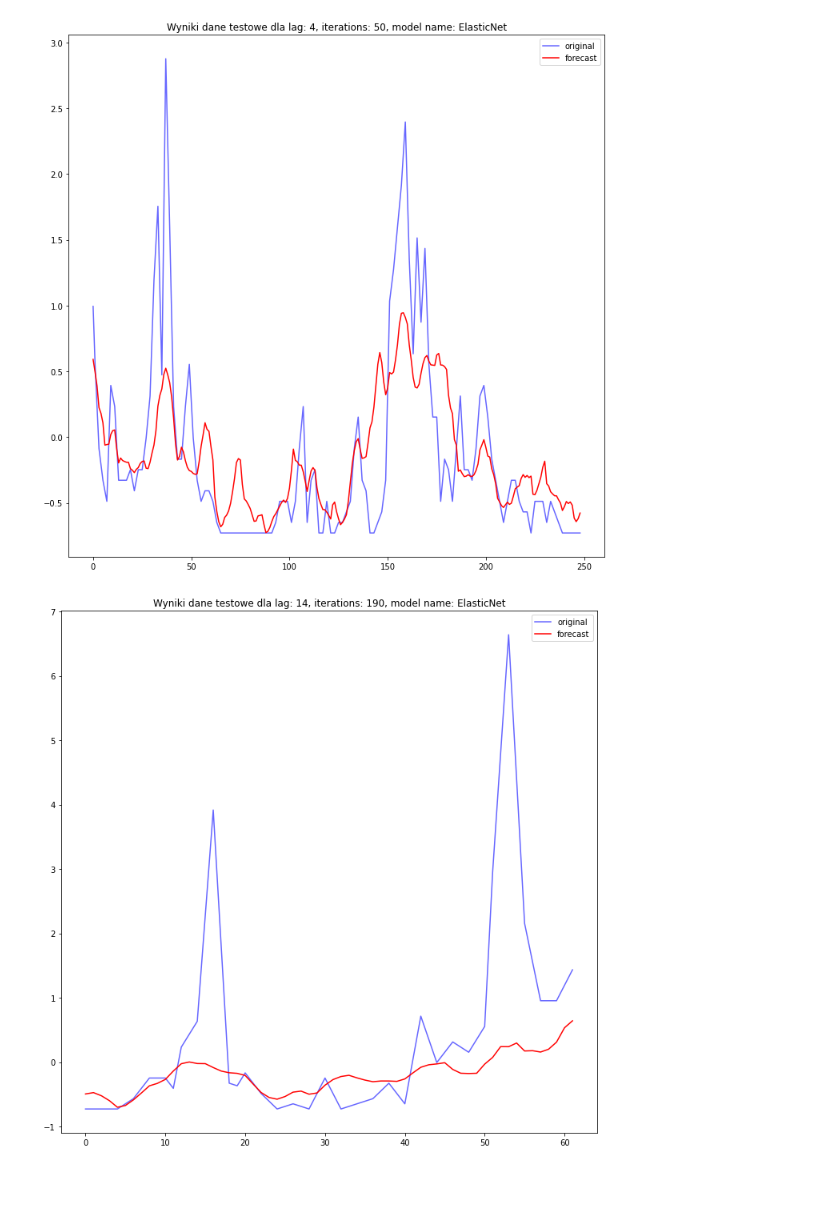
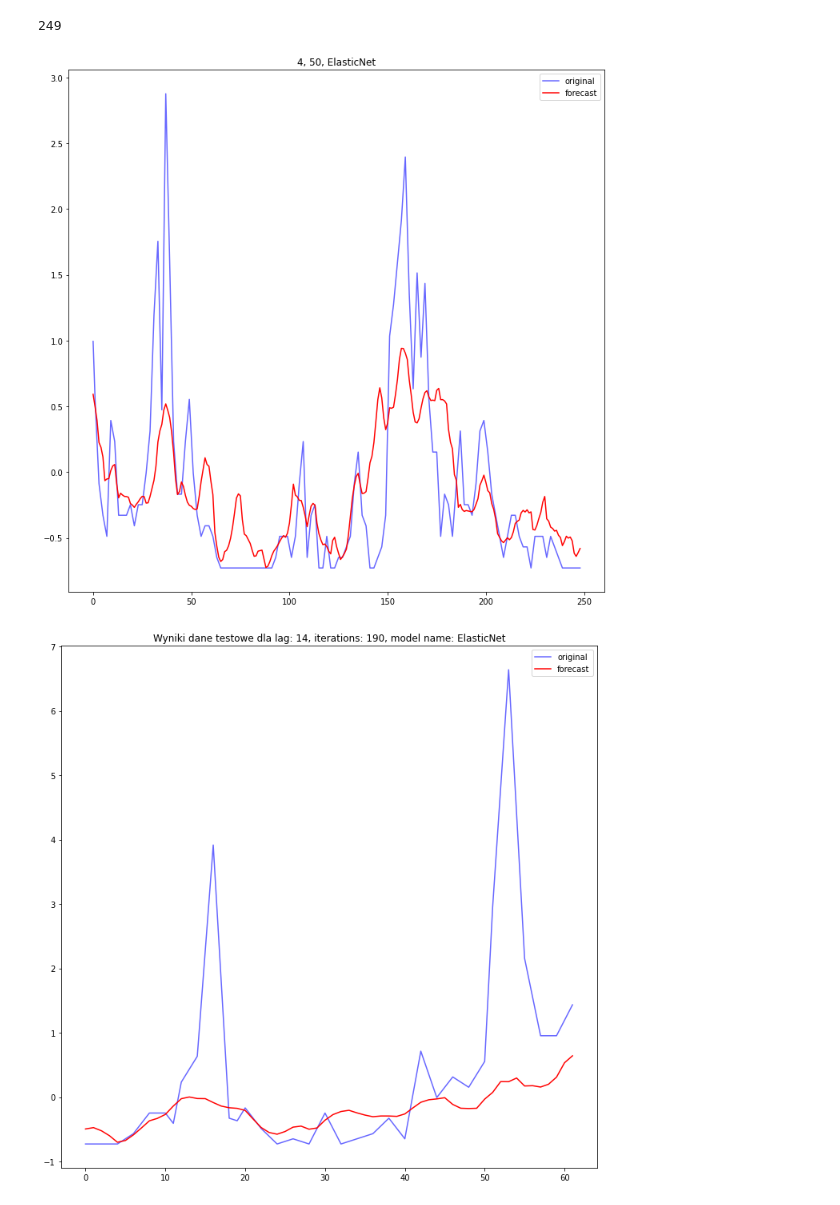
Before and after one commit to Ligerd/research_project, a Jupyter notebook: code/Ręczna_regresja.ipynb, the cells around one changed output. Drawn from its saved outputs; the diff is of its cells as text; code cells hidden in the pictures.

```diff
--- a/code/Ręczna_regresja.ipynb
+++ b/code/Ręczna_regresja.ipynb
@@ -74,22 +94,3 @@ test_share = 0.2
 # The features used in the modeling
 # features_final = ['Avg', 'Dev', 'Rain', 'DD', 'DD Sum', 'CountTrap1', 'CountTrap2', 'CountTrap3', 'Sum']
 features_final = ['Avg', 'DDSum', 'Rain', 'Sum_trap']
-# %%
-ts = df[features_final]
-
-nrows = ts.shape[0]
-
-# Spliting into train and test sets
-train = ts[0:int(nrows * (1 - test_share))]
-test = ts[int(nrows * (1 - test_share)):]
-
-# Scaling the data
-train_mean = train.mean()
-train_std = train.std()
-
-train = (train - train_mean) / train_std
-test = (test - train_mean) / train_std
-
-# Creating the final scaled frame
-ts_s = pd.concat([train, test])
-ts_s
@@ -489,12 +449,11 @@ def prepare_data(features_final, test_share=0.2):
     ts_s = pd.concat([train, test])
     return ts_s
 # %%
-def make_experements(lags: list, iterations_list: list):
+def make_experements(lags: list, iterations_list: list, days_ahead: int):
     y_pred_all = {"ElasticNet": {}, "PolynomialRidgeRegression": {}}
     lowest_error = float("inf")
-    best_reg_factor = None
-    k = 8
     poly_degree = 3
+    test_share = 0.2
 
     y_test_all = {"ElasticNet": {}, "PolynomialRidgeRegression": {}} # TODO make it a dict
     y_pred_all = {"ElasticNet": {}, "PolynomialRidgeRegression": {}}
@@ -520,8 +479,8 @@ def make_experements(lags: list, iterations_list: list):
         mse_all["ElasticNet"][lag] = {}
         mse_train["PolynomialRidgeRegression"][lag] = {}
         mse_train["ElasticNet"][lag] = {}
-        ts_s = prepare_data(features_final)
-        X, y = create_X_Y(ts_s.values, lag=lag, n_ahead=5)
+        ts_s = prepare_data(features_final, test_share=test_share)
+        X, y = create_X_Y(ts_s.values, lag=lag, n_ahead=days_ahead)
         X_train = X[int(0.2*len(X)):]
         y_train = y[int(0.2*len(X)):]
         X_test = X[:int(0.2*len(X))]
@@ -567,11 +542,25 @@ def make_experements(lags: list, iterations_list: list):
+# %%
+def make_plot_for_params(original: list, predict: list, title: str):
+    plt.figure(figsize=(12, 12))
+    plt.plot(range(len(predict)), original, color='blue', label='original', alpha=0.6)
+    plt.plot(range(len(predict)), predict, color='red', label='forecast')
+    plt.title(title)
+    xlabel("X axis label")
+    ylabel("Y axis label")
+    plt.legend()
+    plt.show()
 # %%
-y_test_all, y_pred_all, y_pred_train_all, y_train_all, mse_all, mse_train = make_experements(range(4, 20, 2), range(50, 200, 20))
+y_test_all, y_pred_all, y_pred_train_all, y_train_all, mse_all, mse_train = make_experements(range(4, 20, 2), range(50, 200, 20), 5)
+# %%
+len(y_train_all.get('ElasticNet').get(14).get(190))
+# %% [output]
+249
 # %%
 make_plot_for_params(y_train_all.get('ElasticNet').get(14).get(190),
                      y_pred_train_all.get('ElasticNet').get(14).get(190),
-                    4, 50, "ElasticNet")
+                    "4, 50, ElasticNet")
 # %% [output]
-[figure, old version]
+[figure, new version]
 # %%
 make_plot_for_params(y_test_all.get('ElasticNet').get(14).get(190),
                      y_pred_all.get('ElasticNet').get(14).get(190),
```
Also changed, not shown: parts of 16 cells of this notebook, 4 other files.
